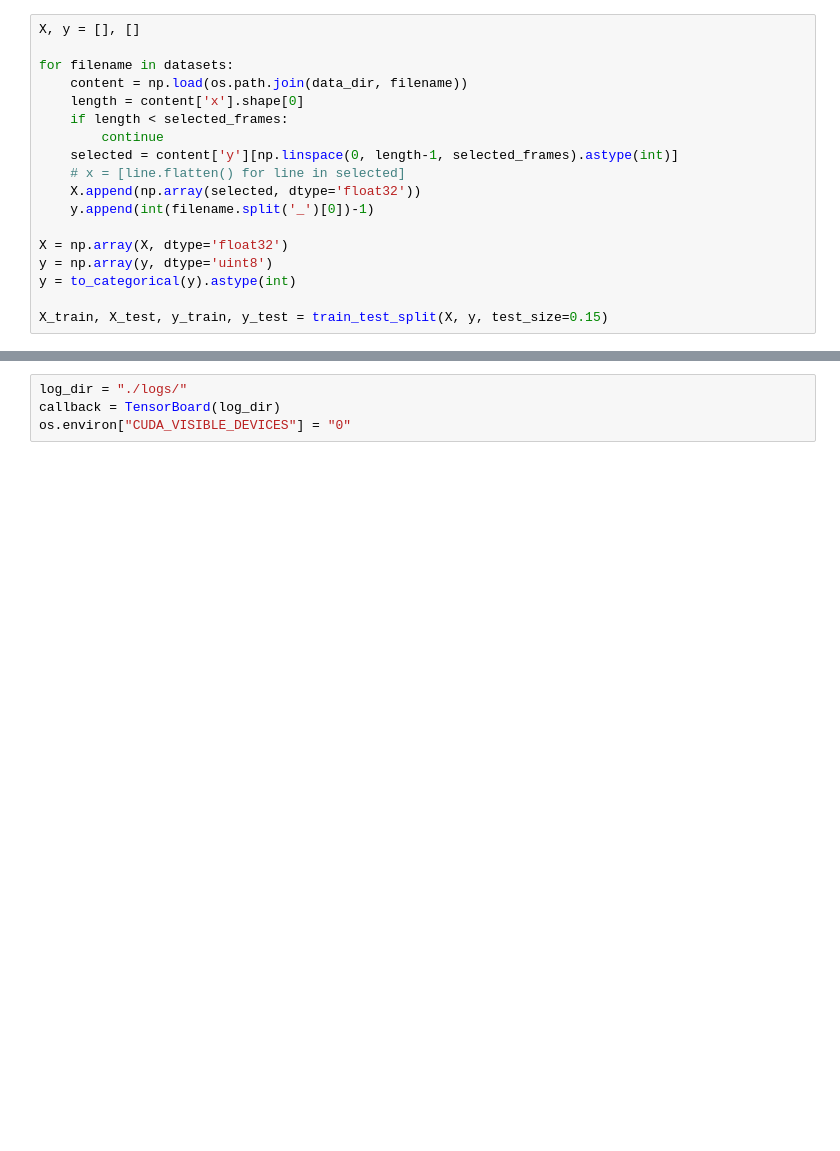
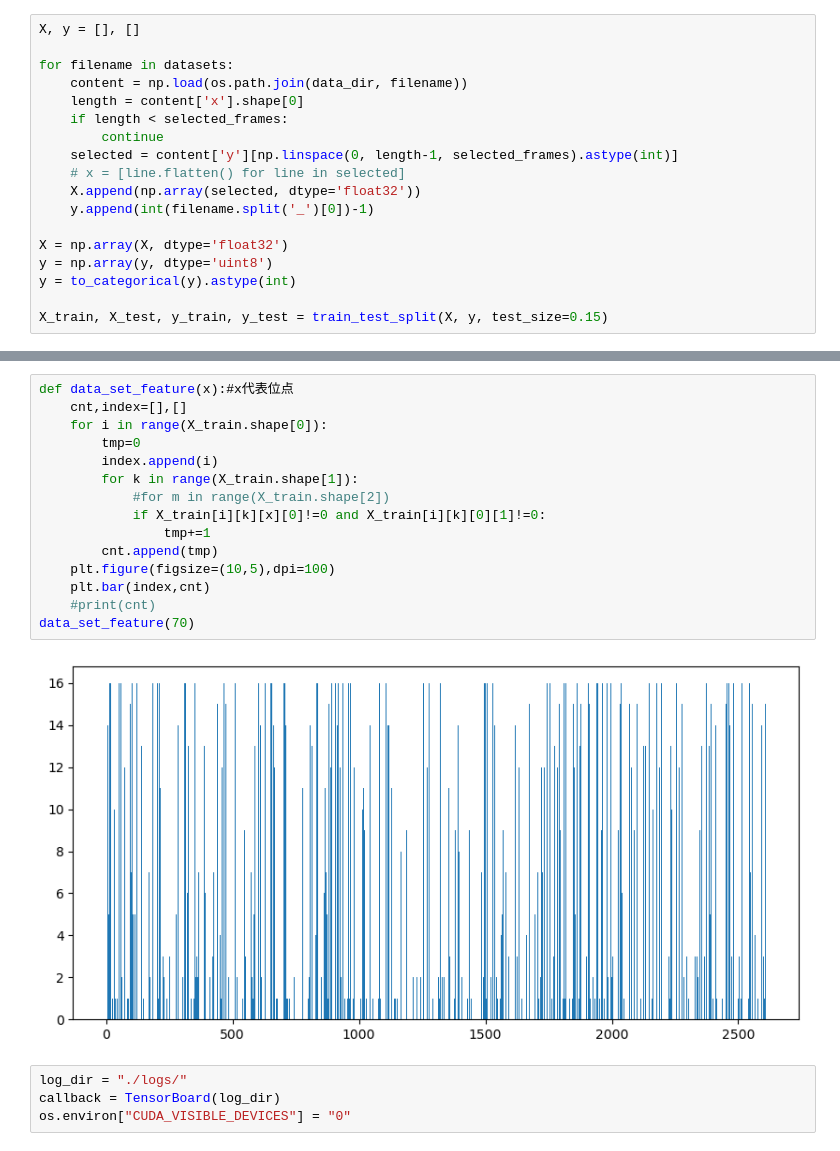
Before and after one commit to spongxin/dynamic-gesture-recognition, a Jupyter notebook: network.ipynb, the cells around one changed output, grey strips where cells are left out. Saved outputs shown, nothing was run; the diff lists cells and outputs as text; blank space fills up the shorter version.

```diff
--- a/network.ipynb
+++ b/network.ipynb
@@ -43,3 +70,20 @@ X_train.shape, y_train.shape
+# %%
+def data_set_feature(x):#x代表位点
+    cnt,index=[],[]
+    for i in range(X_train.shape[0]):
+        tmp=0
+        index.append(i)
+        for k in range(X_train.shape[1]):
+            #for m in range(X_train.shape[2])
+            if X_train[i][k][x][0]!=0 and X_train[i][k][0][1]!=0:
+                tmp+=1
+        cnt.append(tmp)
+    plt.figure(figsize=(10,5),dpi=100)
+    plt.bar(index,cnt)
+    #print(cnt)
+data_set_feature(70)
+# %% [output]
+[figure, added]
 # %%
 log_dir = "./logs/"
 callback = TensorBoard(log_dir)
```
Also changed, not shown: parts of 5 cells of this notebook, 2 other files.
